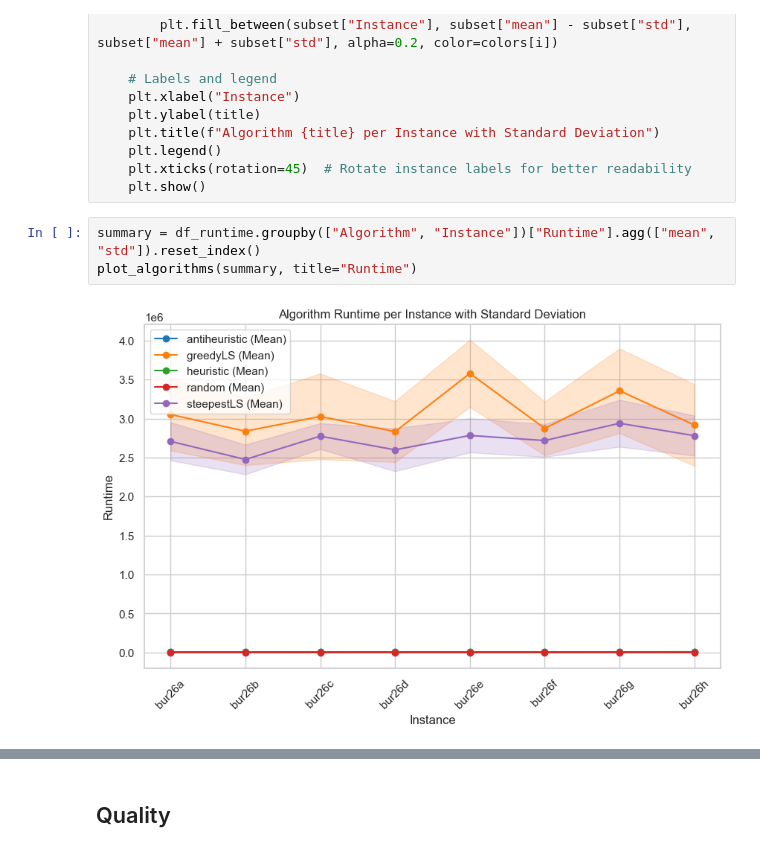
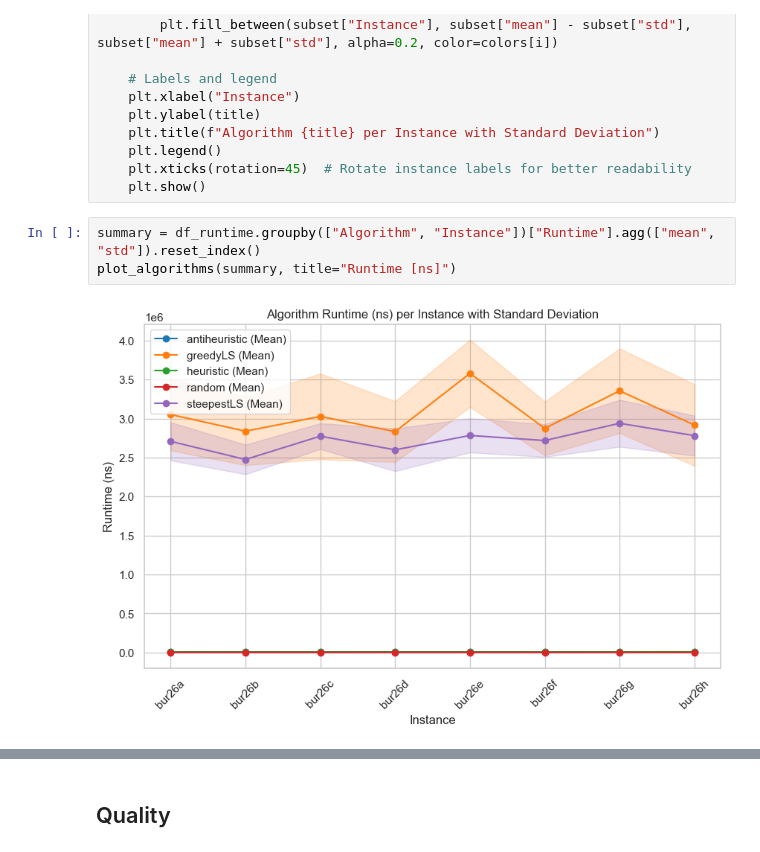
Before and after one commit to MatTheTab/Biologically_Inspired_Algorithms, a Jupyter notebook: LS_Results.ipynb, the cells around one changed output, grey strips where cells are left out. Saved outputs shown, nothing was run; the diff lists cells and outputs as text.

Commit message:
Add more visualizations

```diff
--- a/LS_Results.ipynb
+++ b/LS_Results.ipynb
@@ -142,8 +150,8 @@ def plot_algorithms(summary, title="Measure"):
     plt.show()
 # %%
 summary = df_runtime.groupby(["Algorithm", "Instance"])["Runtime"].agg(["mean", "std"]).reset_index()
-plot_algorithms(summary, title="Runtime")
+plot_algorithms(summary, title="Runtime [ns]")
 # %% [output]
-[figure, old version]
+[figure, new version]
 # %%
 ls_algorithms = summary[summary["Algorithm"].str.contains("LS")]
```
Also changed, not shown: parts of 25 cells of this notebook.
